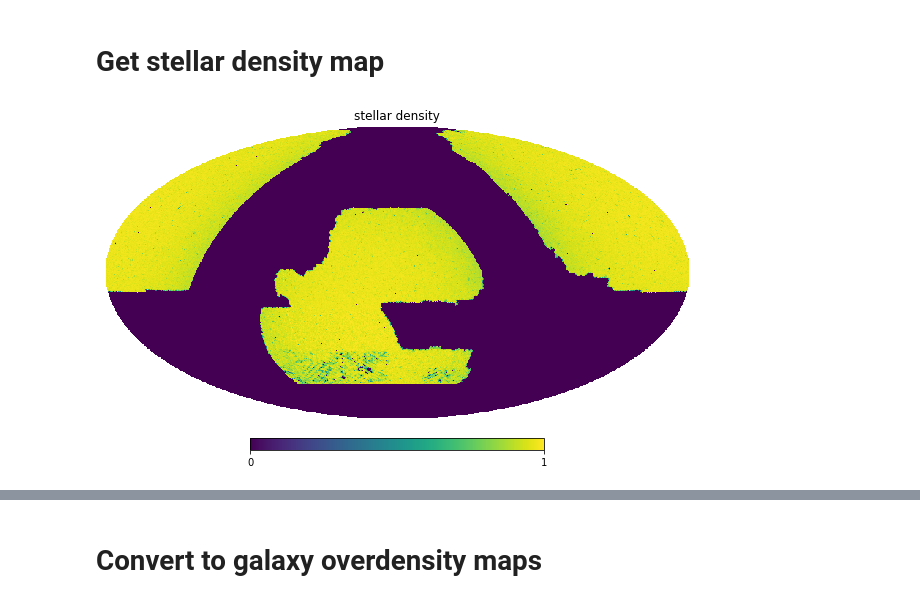
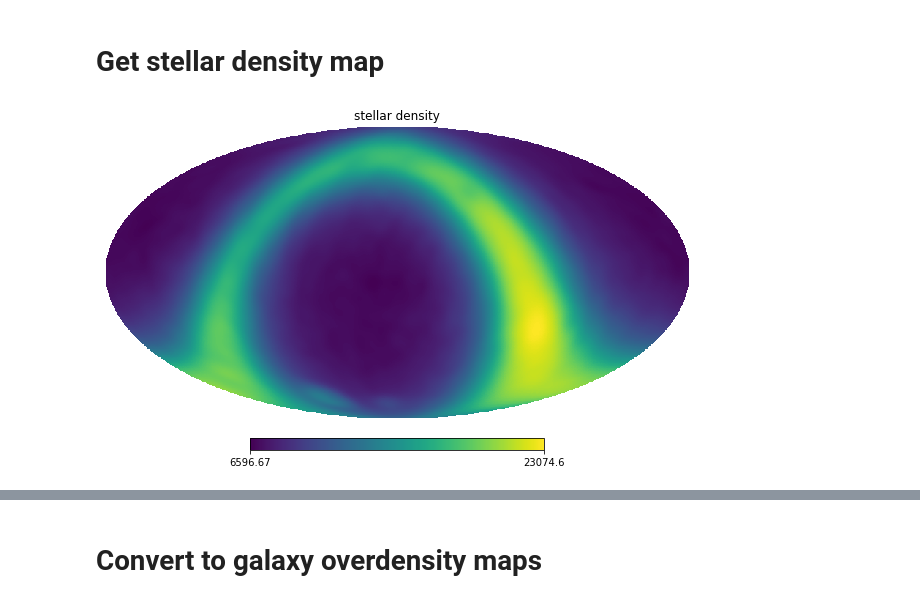
Before and after one commit to itrharrison/act-x-decals, a Jupyter notebook: dels-mapping.ipynb, the cells around one changed output, grey strips where cells are left out. Cells and saved outputs as stored; diff of their text form; code cells hidden in the pictures.

```diff
--- a/dels-mapping.ipynb
+++ b/dels-mapping.ipynb
@@ -58,7 +58,12 @@ hp.mollview(comp_mask, title='completeness mask')
 # %%
 star_map = hp.read_map('./data/allwise_total_rot_1024.fits')
 star_map = hp.ud_grade(star_map, nside_out=nside, power=-2)
+
+# Convert to stars per deg^2
+pix_srad = 4*np.pi/npix
+pix_deg2 = pix_srad*(180/np.pi)**2
+star_map /= pix_deg2
 # %%
-hp.mollview(comp_mask, title='stellar density')
+hp.mollview(star_map, title='stellar density')
 # %% [output]
-[figure, old version]
+[figure, new version]
```
Also changed, not shown: parts of 21 cells of this notebook, 2 other files.
